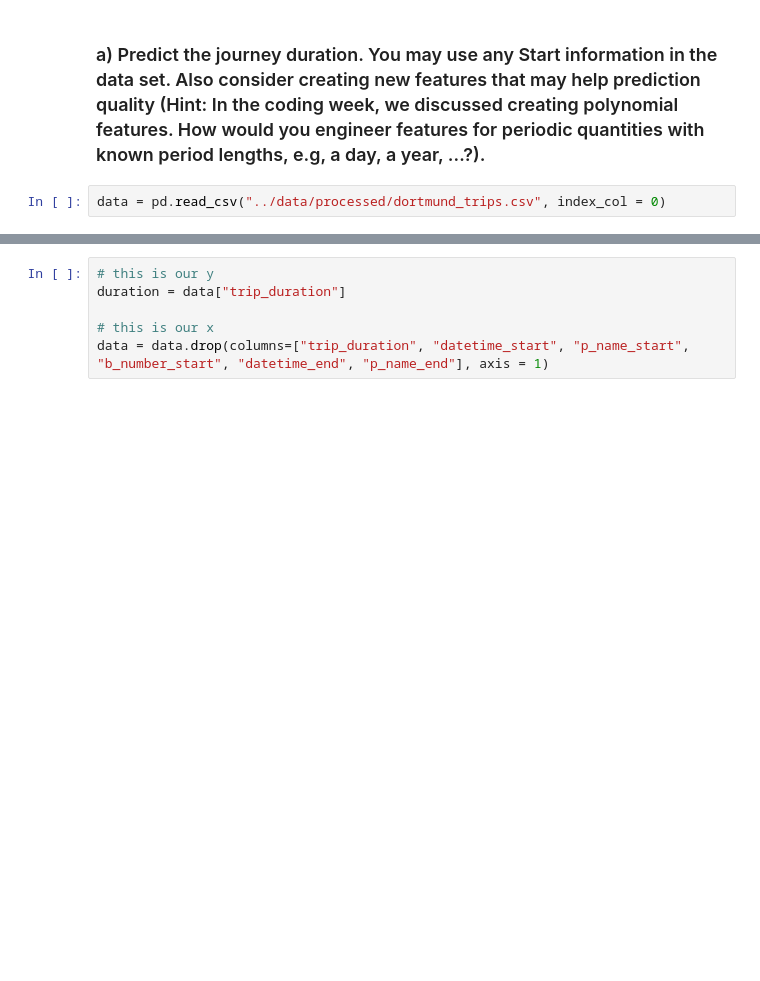
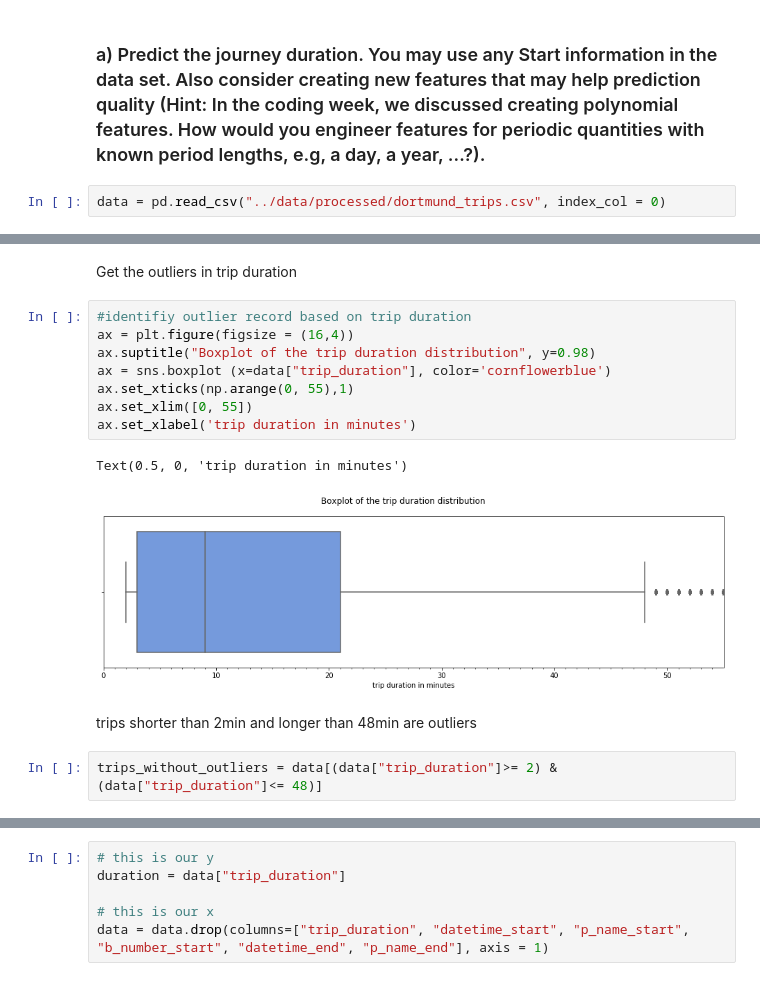
Before and after one commit to ey96/DataScienceBikesharing, a Jupyter notebook: notebooks/Task 3 - Prediction.ipynb, the cells around one changed output, grey strips where cells are left out. Saved outputs shown, nothing was run; the diff lists cells and outputs as text; blank space fills up the shorter version.

```diff
--- a/notebooks/Task 3 - Prediction.ipynb
+++ b/notebooks/Task 3 - Prediction.ipynb
@@ -20,3 +21,20 @@ data.head()
 | 2 | 2019-01-20 11:32:00 | 53006 | 51.509557 | Ritterhausstr. | 7.446949 | 2019-01-20 13:33:00 | ... |
 | 3 | 2019-01-20 14:38:00 | 53006 | 51.517155 | Hauptbahnhof/Bahnhofsvorplatz | 7.459931 | 2019-01-20 14:53:00 | ... |
 | 4 | 2019-01-20 17:02:00 | 53006 | 51.500725 | Polizeipräsidium | 7.459819 | 2019-01-20 17:16:00 | ... |
+# %% [markdown]
+Get the outliers in trip duration
+# %%
+#identifiy outlier record based on trip duration
+ax = plt.figure(figsize = (16,4))
+ax.suptitle("Boxplot of the trip duration distribution", y=0.98)
+ax = sns.boxplot (x=data["trip_duration"], color='cornflowerblue')
+ax.set_xticks(np.arange(0, 55),1)
+ax.set_xlim([0, 55])
+ax.set_xlabel('trip duration in minutes')
+# %% [output]
+Text(0.5, 0, 'trip duration in minutes')
+[figure, added]
+# %% [markdown]
+trips shorter than 2min and longer than 48min are outliers
+# %%
+trips_without_outliers = data[(data["trip_duration"]>= 2) & (data["trip_duration"]<= 48)]
```
Also changed, not shown: parts of 38 cells of this notebook.
